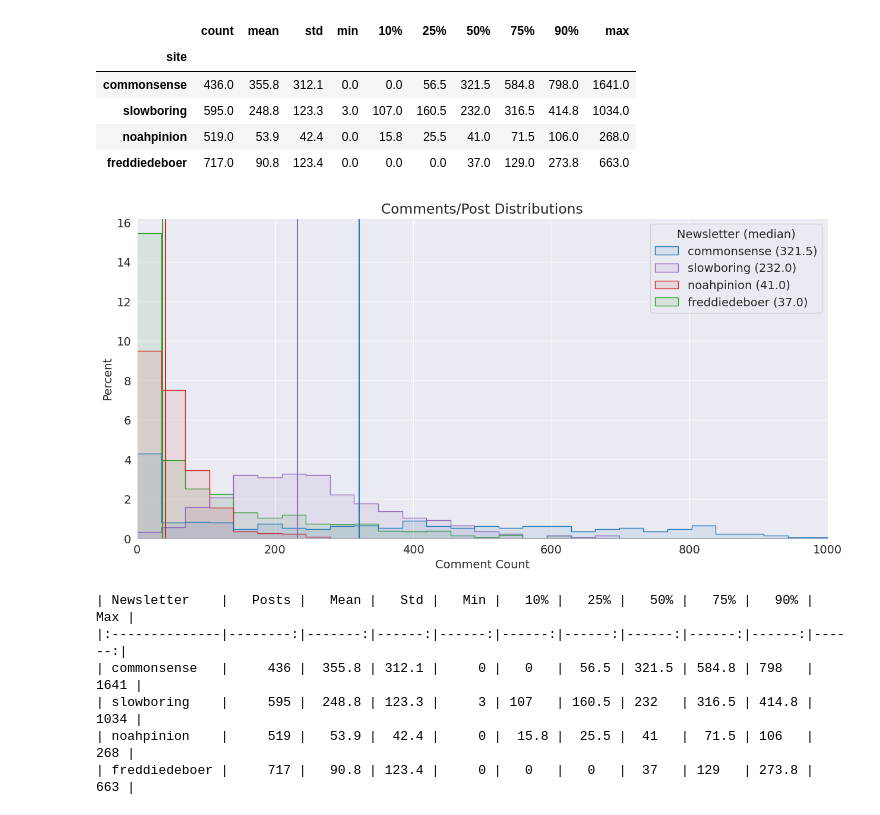
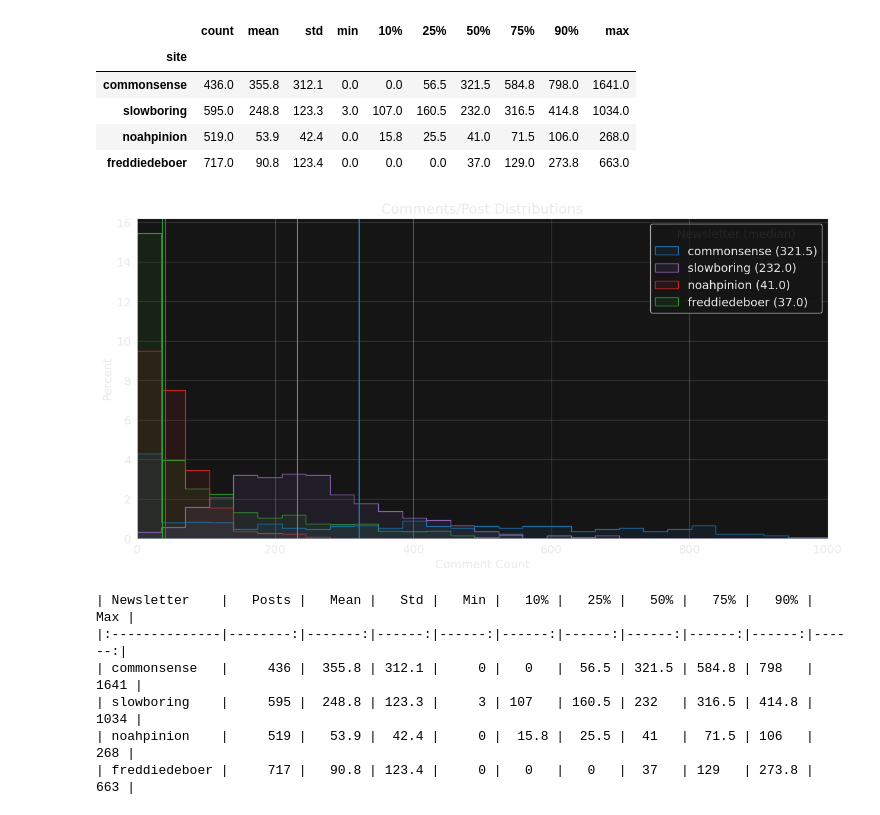
Before and after one commit to matthagy/newsletter_stats, a Jupyter notebook: analysis.ipynb, the cells around one changed output. Cells and saved outputs as stored; diff of their text form; code cells hidden in the pictures.

Commit message:
Updated plotting style

```diff
--- a/analysis.ipynb
+++ b/analysis.ipynb
@@ -1,11 +1,27 @@
-# %%
-import pandas as pd
-import matplotlib.pyplot as plt
-import seaborn as sns
-
-plt.rcParams.update({
-    'font.size': 14
-})
+# %%
+import pandas as pd
+import matplotlib.pyplot as plt
+import seaborn as sns
+
+text_color = '#eaeaea'
+background_color = '#151515'
+plt.rcParams.update({
+    'font.size': 14,
+    "axes.grid": True,
+    'savefig.facecolor': background_color,
+    'axes.facecolor': background_color,
+    "ytick.color": text_color,
+    "xtick.color": text_color,
+    "axes.labelcolor": text_color,
+    "axes.edgecolor": text_color,
+    "axes.titlecolor": text_color,
+    'patch.edgecolor': 'none',
+    'legend.labelcolor': text_color,
+    'grid.color': text_color,
+    'grid.alpha': 0.3,
+    'savefig.bbox': 'tight',
+    'savefig.dpi': 400,
+})
 # %% [markdown]
 ## Loading data
 # %%
@@ -270,31 +287,32 @@ post_comment_dists
 # %%
 fig, ax = plt.subplots(figsize=(15, 7))
 comment_count_hist_data = (
     posts
     [posts['site'].isin(post_comment_dists.index)]
 )
 sns.histplot(comment_count_hist_data,
              x="comment_count", hue="site", stat='percent', hue_order=post_comment_dists.index,
              palette=[site_colors[s] for s in post_comment_dists.index],
              # multiple='dodge',
              element='step', alpha=0.1,
              ax=ax)
 plt.xlim(0, 1000)
 plt.xlabel('Comment Count')
 
 legend = ax.get_legend()
 handles = legend.legendHandles
 legend.remove()
 labels = [f'{site} ({median})' for site, median in post_comment_dists['50%'].items()]
-ax.legend(handles, labels, title='Newsletter (median)')
+legend = ax.legend(handles, labels, title='Newsletter (median)')
+plt.setp(legend.get_title(), color=text_color)
 
 for handle, median in zip(handles, post_comment_dists['50%']):
     plt.axvline(median, color=handle.get_edgecolor())
 
 plt.title('Comments/Post Distributions')
-fig.savefig('docs/fig/post_comments_dists.png', bbox_inches='tight', dpi=400)
+fig.savefig('docs/fig/post_comments_dists.png')
 # %% [output]
-[figure, old version]
+[figure, new version]
 # %%
 (post_comment_dists
  .reset_index()
```
Also changed, not shown: parts of 1 cell of this notebook, 4 other files.
